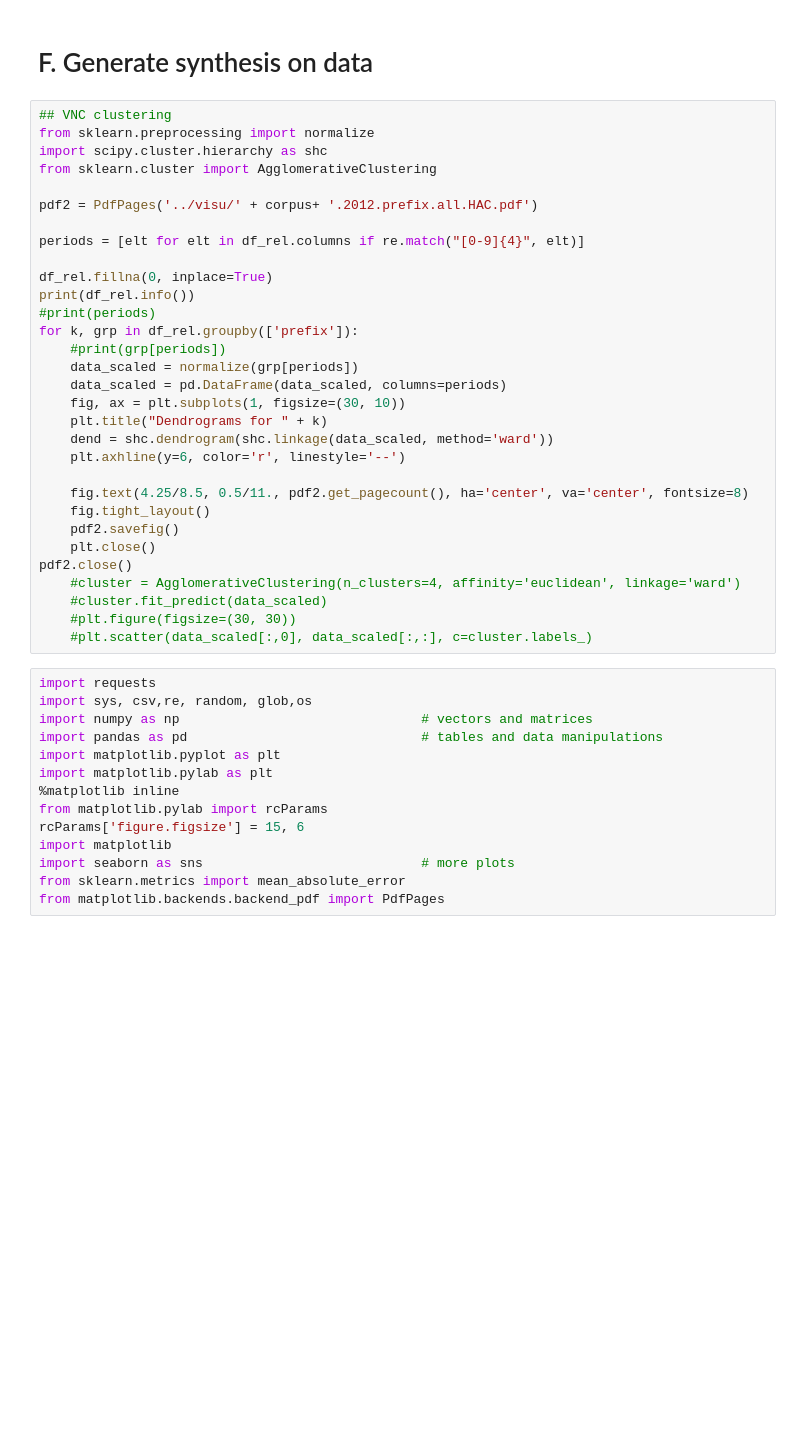
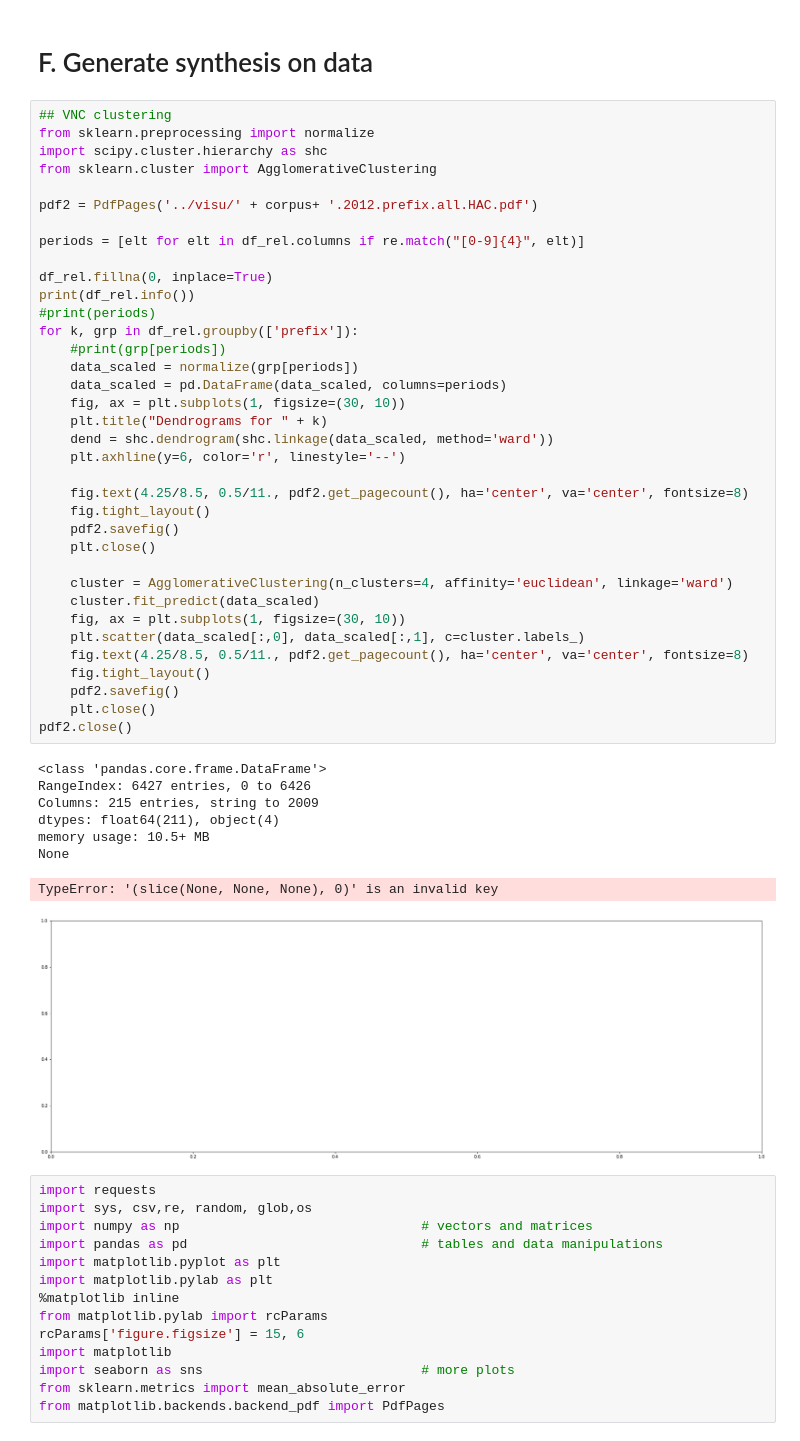
Before and after one commit to ecartierlipn/hautdegre, a Jupyter notebook: bin/google_ngrams_fr_2012_processing.ipynb, the cells around one changed output. Cells and saved outputs as stored; diff of their text form; blank space fills up the shorter version.

```diff
--- a/bin/google_ngrams_fr_2012_processing.ipynb
+++ b/bin/google_ngrams_fr_2012_processing.ipynb
@@ -648,34 +648,48 @@ True
 # %%
 ## VNC clustering
 from sklearn.preprocessing import normalize
 import scipy.cluster.hierarchy as shc
 from sklearn.cluster import AgglomerativeClustering
 
 pdf2 = PdfPages('../visu/' + corpus+ '.2012.prefix.all.HAC.pdf')
 
 periods = [elt for elt in df_rel.columns if re.match("[0-9]{4}", elt)]
 
 df_rel.fillna(0, inplace=True)
 print(df_rel.info())
 #print(periods)
 for k, grp in df_rel.groupby(['prefix']):
     #print(grp[periods])
     data_scaled = normalize(grp[periods])
     data_scaled = pd.DataFrame(data_scaled, columns=periods)
     fig, ax = plt.subplots(1, figsize=(30, 10))
     plt.title("Dendrograms for " + k)
     dend = shc.dendrogram(shc.linkage(data_scaled, method='ward'))
     plt.axhline(y=6, color='r', linestyle='--')
 
     fig.text(4.25/8.5, 0.5/11., pdf2.get_pagecount(), ha='center', va='center', fontsize=8)
     fig.tight_layout()
     pdf2.savefig()
     plt.close()
+
+    cluster = AgglomerativeClustering(n_clusters=4, affinity='euclidean', linkage='ward')
+    cluster.fit_predict(data_scaled)
+    fig, ax = plt.subplots(1, figsize=(30, 10))
+    plt.scatter(data_scaled[:,0], data_scaled[:,1], c=cluster.labels_)
+    fig.text(4.25/8.5, 0.5/11., pdf2.get_pagecount(), ha='center', va='center', fontsize=8)
+    fig.tight_layout()
+    pdf2.savefig()
+    plt.close()
 pdf2.close()
-    #cluster = AgglomerativeClustering(n_clusters=4, affinity='euclidean', linkage='ward')
-    #cluster.fit_predict(data_scaled)
-    #plt.figure(figsize=(30, 30))
-    #plt.scatter(data_scaled[:,0], data_scaled[:,:], c=cluster.labels_)
+# %% [output]
+<class 'pandas.core.frame.DataFrame'>
+RangeIndex: 6427 entries, 0 to 6426
+Columns: 215 entries, string to 2009
+dtypes: float64(211), object(4)
+memory usage: 10.5+ MB
+None
+TypeError: '(slice(None, None, None), 0)' is an invalid key
+[figure, added]
 # %%
 import requests
 import sys, csv,re, random, glob,os
```
Also changed, not shown: parts of 3 cells of this notebook, 11 other files.
